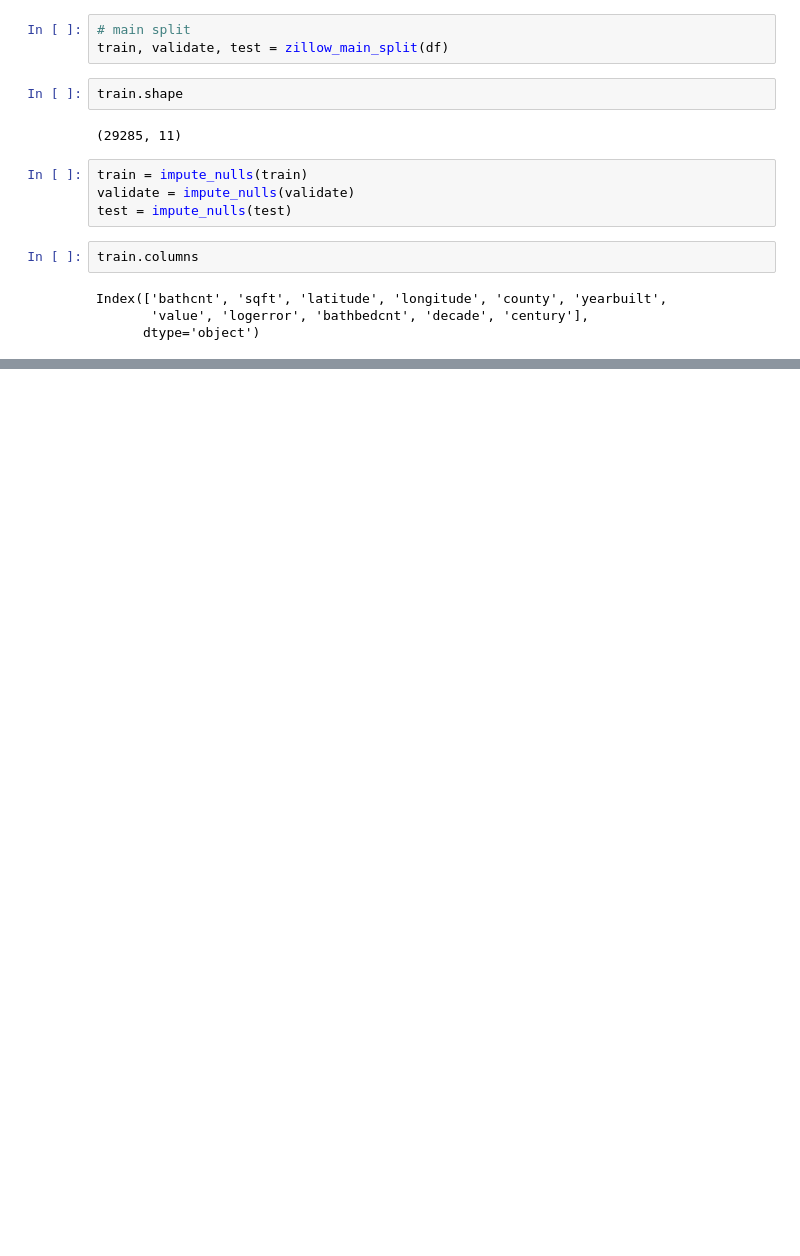
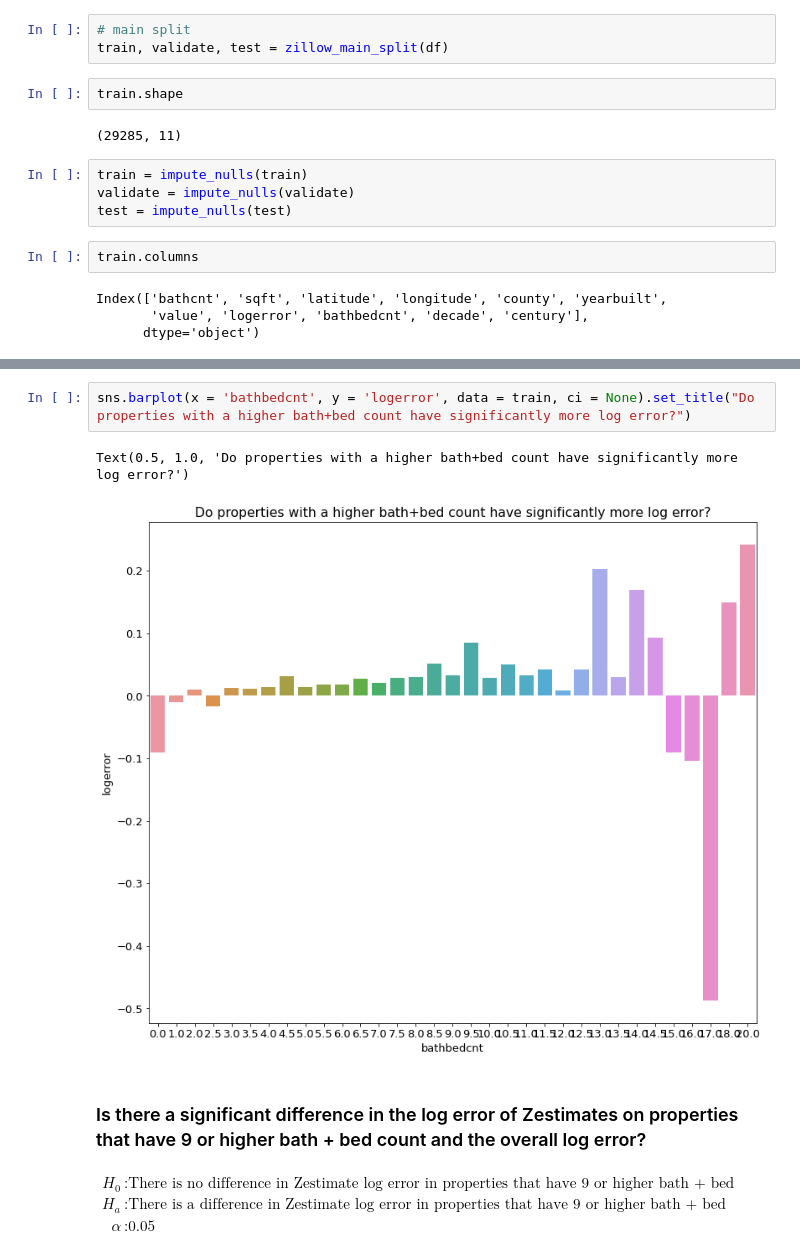
Before and after one commit to KwameTaylor/clustering-exercises, a Jupyter notebook: explore_zillow.ipynb, the cells around one changed output, grey strips where cells are left out. Saved outputs shown, nothing was run; the diff lists cells and outputs as text; blank space fills up the shorter version.

```diff
--- a/explore_zillow.ipynb
+++ b/explore_zillow.ipynb
@@ -90,0 +128,17 @@ Text(0.5, 1.0, "Is logerror significantly different for properties in\nLA County
+# %%
+sns.barplot(x = 'bathbedcnt', y = 'logerror', data = train, ci = None).set_title("Do properties with a higher bath+bed count have significantly more log error?")
+# %% [output]
+Text(0.5, 1.0, 'Do properties with a higher bath+bed count have significantly more log error?')
+[figure, added]
+# %% [markdown]
+### Is there a significant difference in the log error of Zestimates on properties that have 9 or higher bath + bed count and the overall log error?
+# %% [markdown]
+$
+\begin{align*}
+   H_0 & : \text{There is no difference in Zestimate log error in properties that have 9 or higher bath + bed count and the overall log error.}
+   \\
+   H_a & : \text{There is a difference in Zestimate log error in properties that have 9 or higher bath + bed count and the overall log error.}
+   \\
+    \alpha & : \text{0.05}
+\end{align*}
+$
```
Also changed, not shown: parts of 7 cells of this notebook.
